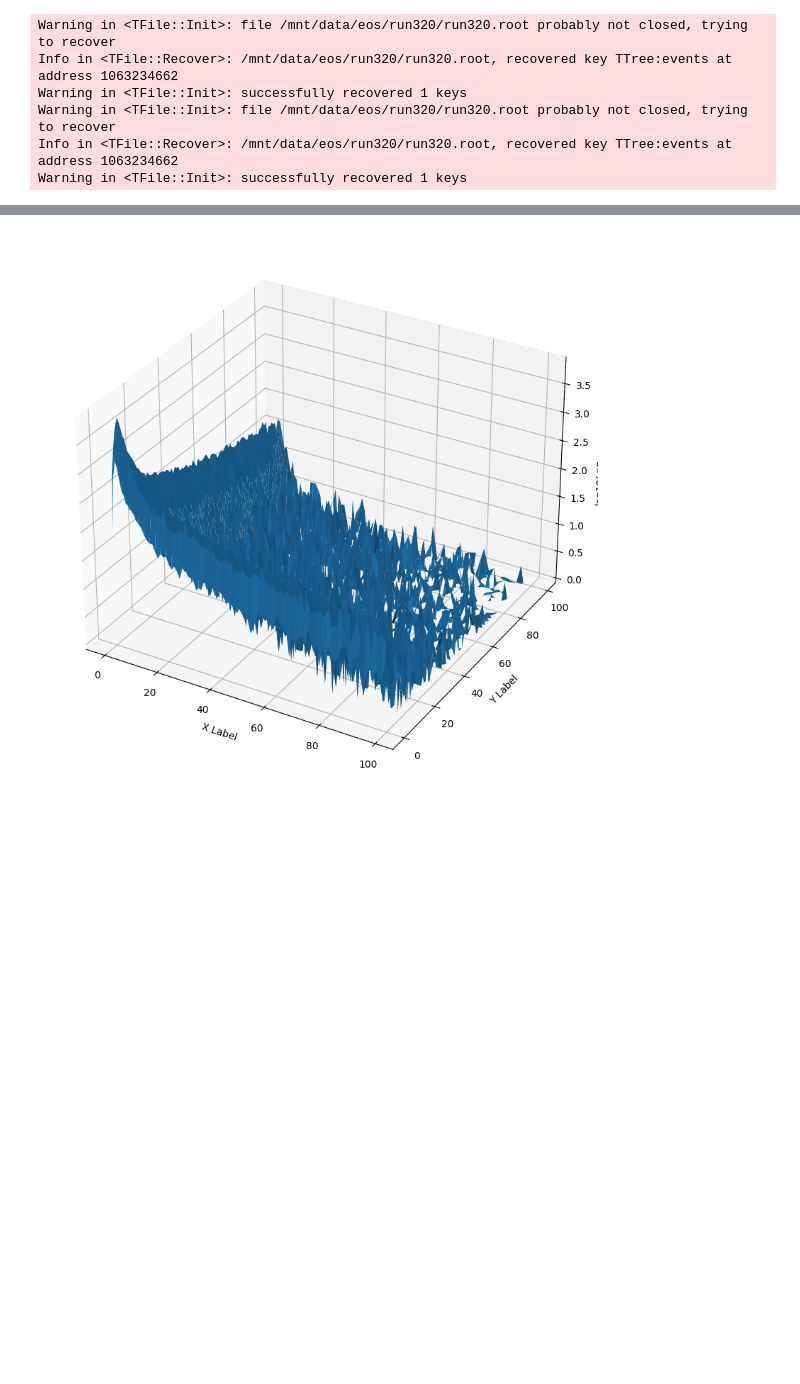
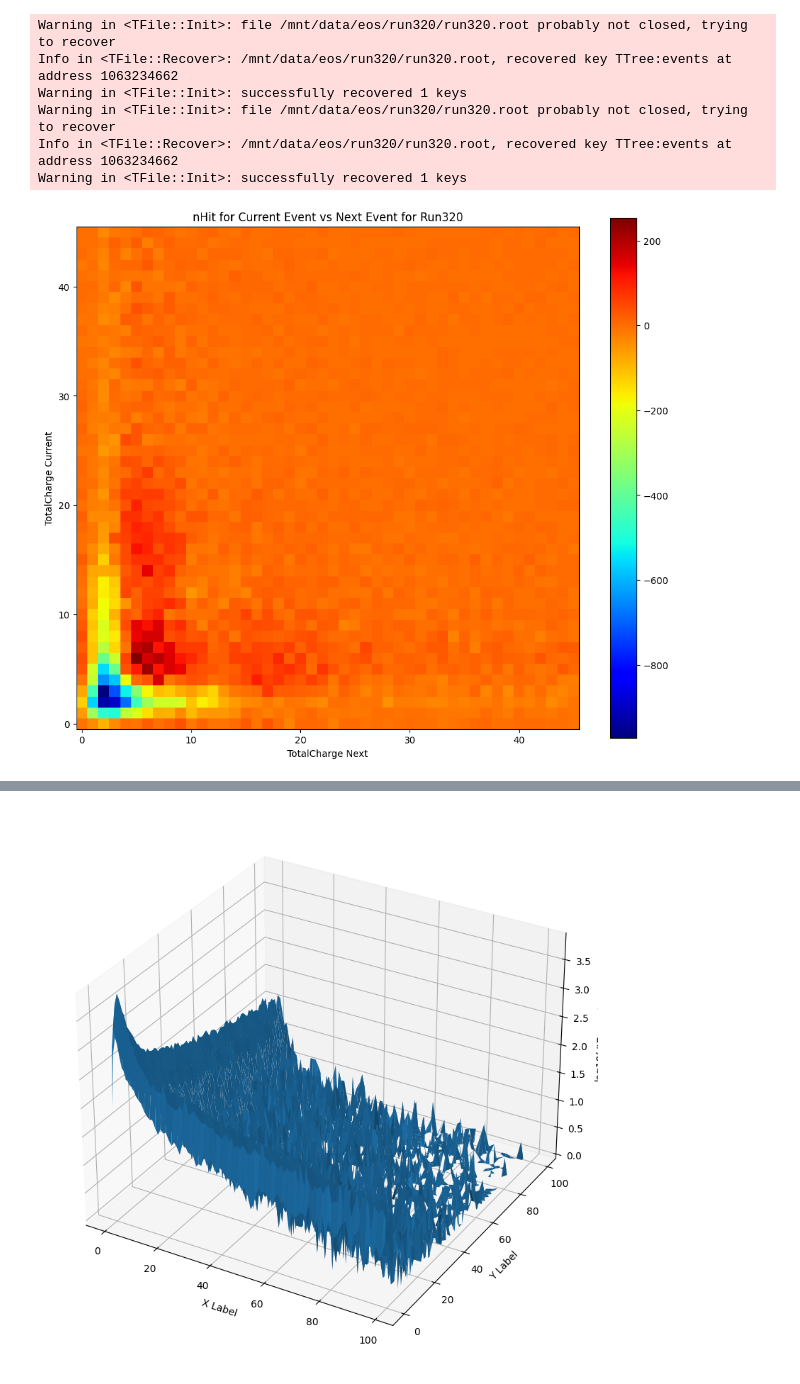
Before and after one commit to wtoslac/EosAnalyses, a Jupyter notebook: Wing/AmBeDataAnalysis.ipynb, the cells around one changed output, grey strips where cells are left out. Drawn from its saved outputs; the diff is of its cells as text; code cells hidden in the pictures; blank space fills up the shorter version.

```diff
--- a/Wing/AmBeDataAnalysis.ipynb
+++ b/Wing/AmBeDataAnalysis.ipynb
@@ -359,3 +476,50 @@ Warning in <TFile::Init>: successfully recovered 1 keys
 Warning in <TFile::Init>: file /mnt/data/eos/run320/run320.root probably not closed, trying to recover
 Info in <TFile::Recover>: /mnt/data/eos/run320/run320.root, recovered key TTree:events at address 1063234662
 Warning in <TFile::Init>: successfully recovered 1 keys
+# %%
+import ROOT
+import numpy as np
+import matplotlib.pyplot as plt
+import matplotlib.colors as colors
+import pandas as pd
+
+run_number = "321"
+
+chargescale=1
+
+rdf = ROOT.RDataFrame("events","/mnt/data/eos/run"+run_number+"/run"+run_number+".root")
+nhit = rdf.AsNumpy(columns=["nhit"])["nhit"]
+total_charge = rdf.AsNumpy(columns=["total_charge"])["total_charge"]
+TotalCharge_CurrentNext = np.zeros([230,230],int)
+
+for iEvt in range(0,len(total_charge)-1):
+    if(total_charge[iEvt]/chargescale<230 and total_charge[iEvt+1]/chargescale<230
+       and total_charge[iEvt]/chargescale>=0 and total_charge[iEvt+1]/chargescale>=0 ):
+        TotalCharge_CurrentNext[int(total_charge[iEvt]/chargescale),int(total_charge[iEvt+1]/chargescale)]+=1
+
+
+run_number = "320"
+rdf = ROOT.RDataFrame("events","/mnt/data/eos/run"+run_number+"/run"+run_number+".root")
+nhit = rdf.AsNumpy(columns=["nhit"])["nhit"]
+total_charge = rdf.AsNumpy(columns=["total_charge"])["total_charge"]
+
+for iEvt in range(0,len(total_charge)-1):
+    if(total_charge[iEvt]/chargescale<230 and total_charge[iEvt+1]/chargescale<230
+       and total_charge[iEvt]/chargescale>=0 and total_charge[iEvt+1]/chargescale>=0 ):
+        TotalCharge_CurrentNext[int(total_charge[iEvt]/chargescale),int(total_charge[iEvt+1]/chargescale)]-=1
+
+
+reshaped_array = TotalCharge_CurrentNext.reshape(46, 5, 46, 5)
+summed_array = reshaped_array.sum(axis=(1, 3))
+
+plt.figure(figsize=(12,10))
+plt.imshow(summed_array,origin='lower',cmap='jet')#,norm=colors.LogNorm())
+plt.title("nHit for Current Event vs Next Event for Run"+run_number)
+#plt.xlim(0,100)
+#plt.ylim(0,100)
+plt.xlabel("TotalCharge Next")
+plt.ylabel("TotalCharge Current")
+plt.colorbar()
+plt.show()
+# %% [output]
+[figure, added]
```
Also changed, not shown: parts of 9 cells of this notebook, 2 other files.
